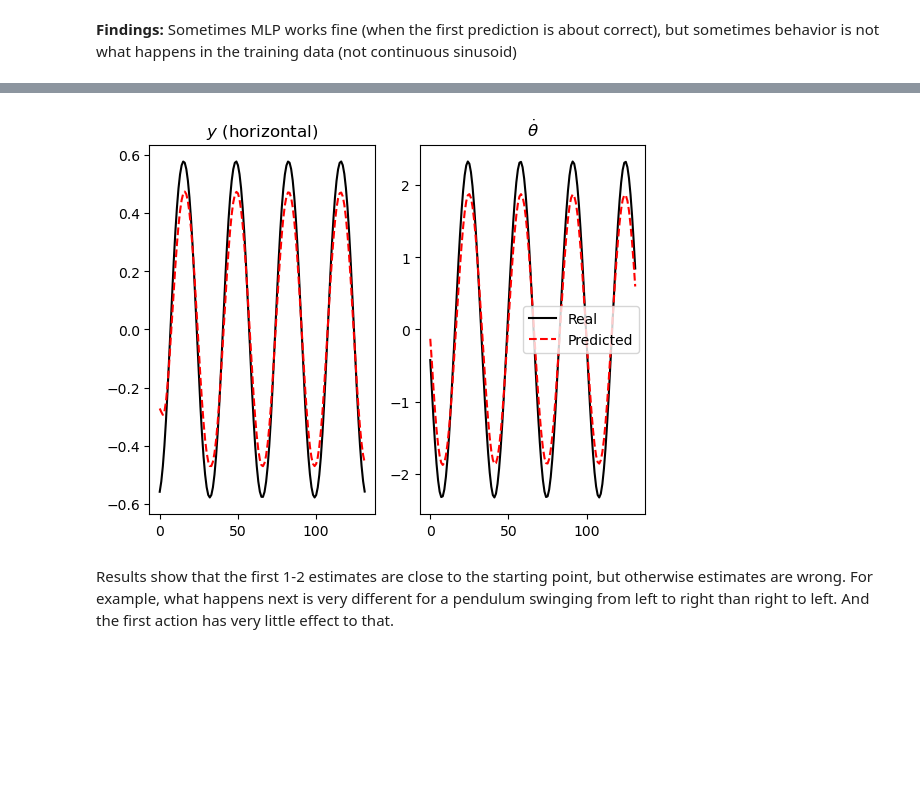
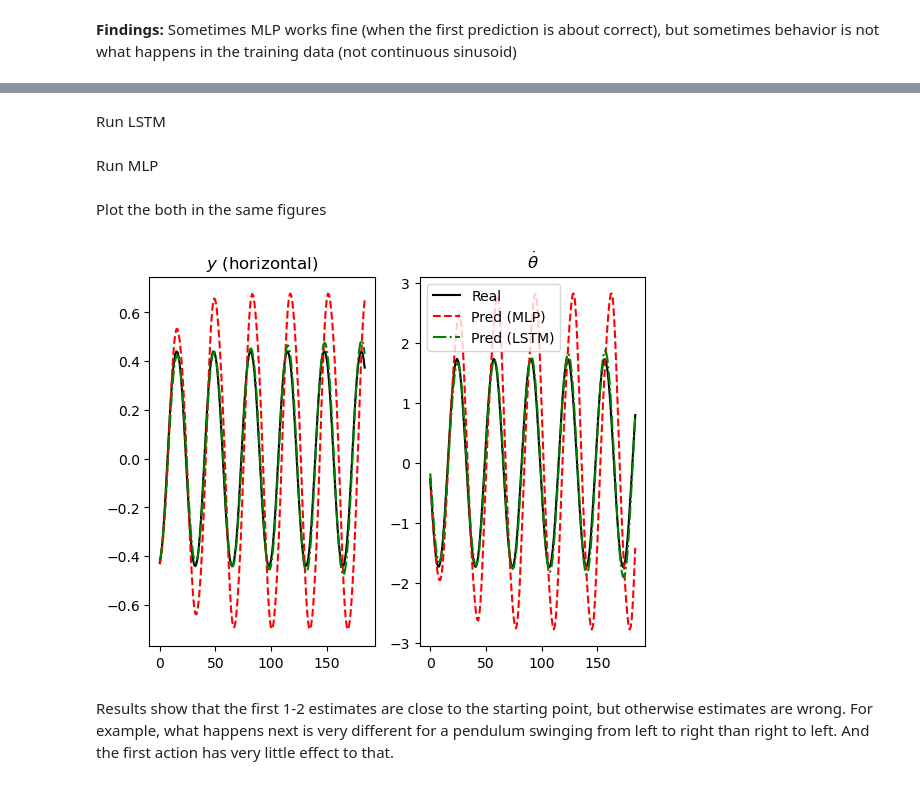
Before and after one commit to kamarain/course_examples, a Jupyter notebook: neural_system_idenfitication_torch.ipynb, the cells around one changed output, grey strips where cells are left out. Drawn from its saved outputs; the diff is of its cells as text; code cells hidden in the pictures; blank space fills up the shorter version.

```diff
--- a/neural_system_idenfitication_torch.ipynb
+++ b/neural_system_idenfitication_torch.ipynb
@@ -305,10 +329,10 @@ plt.show()
 # %%
 Y_hat = torch.empty(Y_te.shape)
 
-Y_hat[0,:] = model(X_te[0,:].float())
+Y_hat[0,:] = model_mlp(X_te[0,:].float())
 
 for te_ind in range(1,Y_te.shape[0]):
-    Y_hat[te_ind,:] = model(Y_hat[te_ind-1,:])
+    Y_hat[te_ind,:] = model_mlp(Y_hat[te_ind-1,:])
 Y_hat = Y_hat.detach()
 # %%
 plt.subplot(1,2,1)
@@ -352,5 +378,5 @@ class myLSTM(torch.nn.Module):
 # %%
-model_rnn = myLSTM(samples_tr[0].shape[1],32,samples_tr[0].shape[1])
+model_rnn = myLSTM(samples_tr[0].shape[1],8,samples_tr[0].shape[1])
 
 loss_fn_rnn = torch.nn.L1Loss()
 #loss_fn_rnn = torch.nn.MSELoss()
@@ -398,23 +430,38 @@ torch.Size([132, 3])
+# %% [markdown]
+Run LSTM
 # %%
 model_rnn.eval()
 
-Y_hat = torch.empty(Y_te.shape)
-Y_hat[0,:], h_t, c_t = model_rnn(X_te[0,:].view(1,-1).float())
+Y_hat_rnn = torch.empty(Y_te.shape)
+Y_hat_rnn[0,:], h_t, c_t = model_rnn(X_te[0,:].view(1,-1).float())
 
 for te_ind in range(1,Y_te.shape[0]):
-    Y_hat[te_ind,:], h_t, c_t = model_rnn(Y_hat[te_ind-1,:].view(1,-1), h_t, c_t)
-Y_hat = Y_hat.detach()
+    Y_hat_rnn[te_ind,:], h_t, c_t = model_rnn(Y_hat_rnn[te_ind-1,:].view(1,-1), h_t, c_t)
+Y_hat_rnn = Y_hat_rnn.detach()
+# %% [markdown]
+Run MLP
+# %%
+model_mlp.eval()
+
+Y_hat_mlp = torch.empty(Y_te.shape)
+Y_hat_mlp[0,:] = model_mlp(X_te[0,:].float())
+
+for te_ind in range(1,Y_te.shape[0]):
+    Y_hat_mlp[te_ind,:] = model_mlp(Y_hat_mlp[te_ind-1,:])
+Y_hat_mlp = Y_hat_mlp.detach()
+# %% [markdown]
+Plot the both in the same figures
 # %%
 plt.subplot(1,2,1)
 plt.title(r'$y$ (horizontal)')
-plt.plot(range(Y_te.shape[0]), Y_te[:,1], 'k-', range(Y_te.shape[0]), Y_hat[:,1], 'r--')
+plt.plot(range(Y_te.shape[0]), Y_te[:,1], 'k-', range(Y_te.shape[0]), Y_hat_mlp[:,1], 'r--', range(Y_te.shape[0]), Y_hat_rnn[:,1], 'g-.')
 plt.subplot(1,2,2)
-plt.plot(range(Y_te.shape[0]), Y_te[:,2], 'k-', range(Y_te.shape[0]), Y_hat[:,2], 'r--')
+plt.plot(range(Y_te.shape[0]), Y_te[:,2], 'k-', range(Y_te.shape[0]), Y_hat_mlp[:,2], 'r--', range(Y_te.shape[0]), Y_hat_rnn[:,2], 'g-.')
 plt.title(r'$\dot\theta$')
-plt.legend(['Real', 'Predicted'])
-plt.savefig('mlp_generated.png')
+plt.legend(['Real', 'Pred (MLP)','Pred (LSTM)'])
+plt.savefig('pendulum_mlp_vs_rnn_4.png')
 plt.show()
 # %% [output]
-[figure, old version]
+[figure, new version]
 # %% [markdown]
 Results show that the first 1-2 estimates are close to the starting point, but otherwise estimates are wrong. For example, what happens next is very different for a pendulum swinging from left to right than right to left. And the first action has very little effect to that.
```
Also changed, not shown: parts of 24 cells of this notebook.
